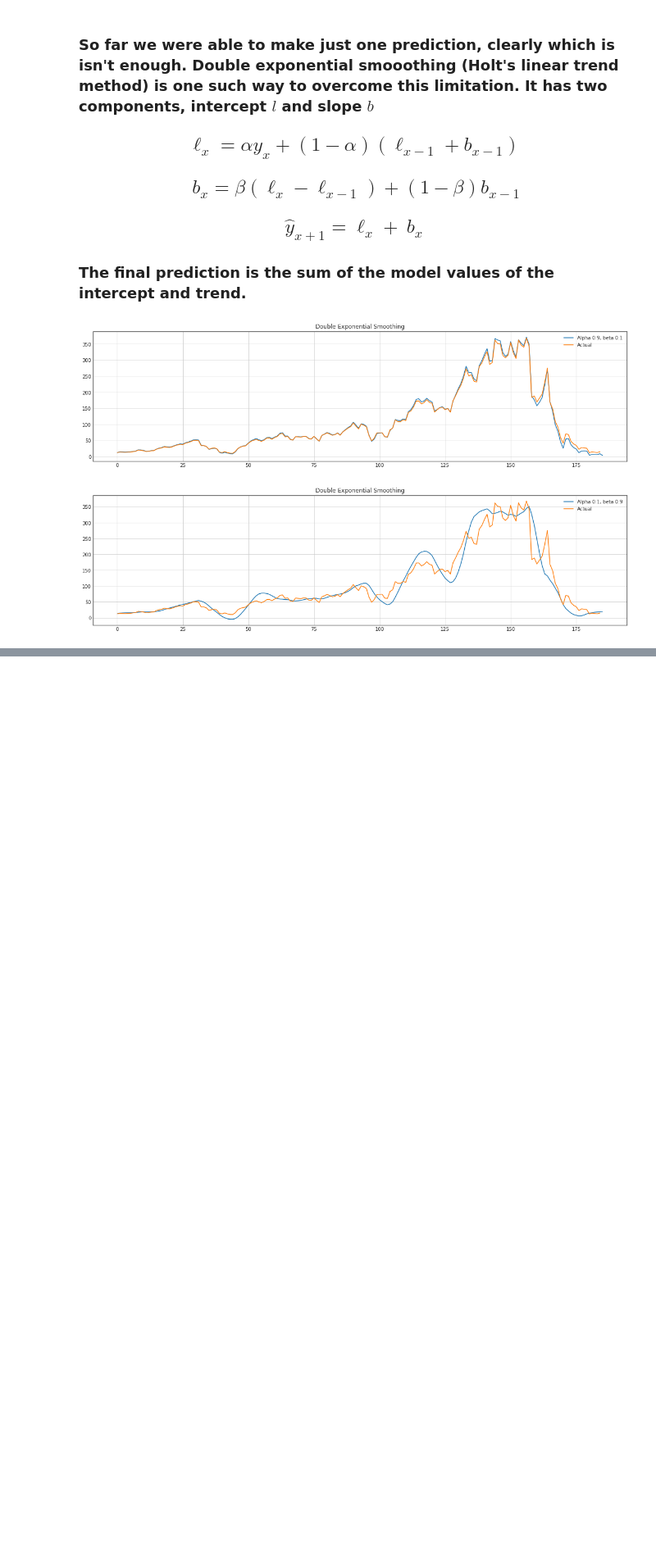
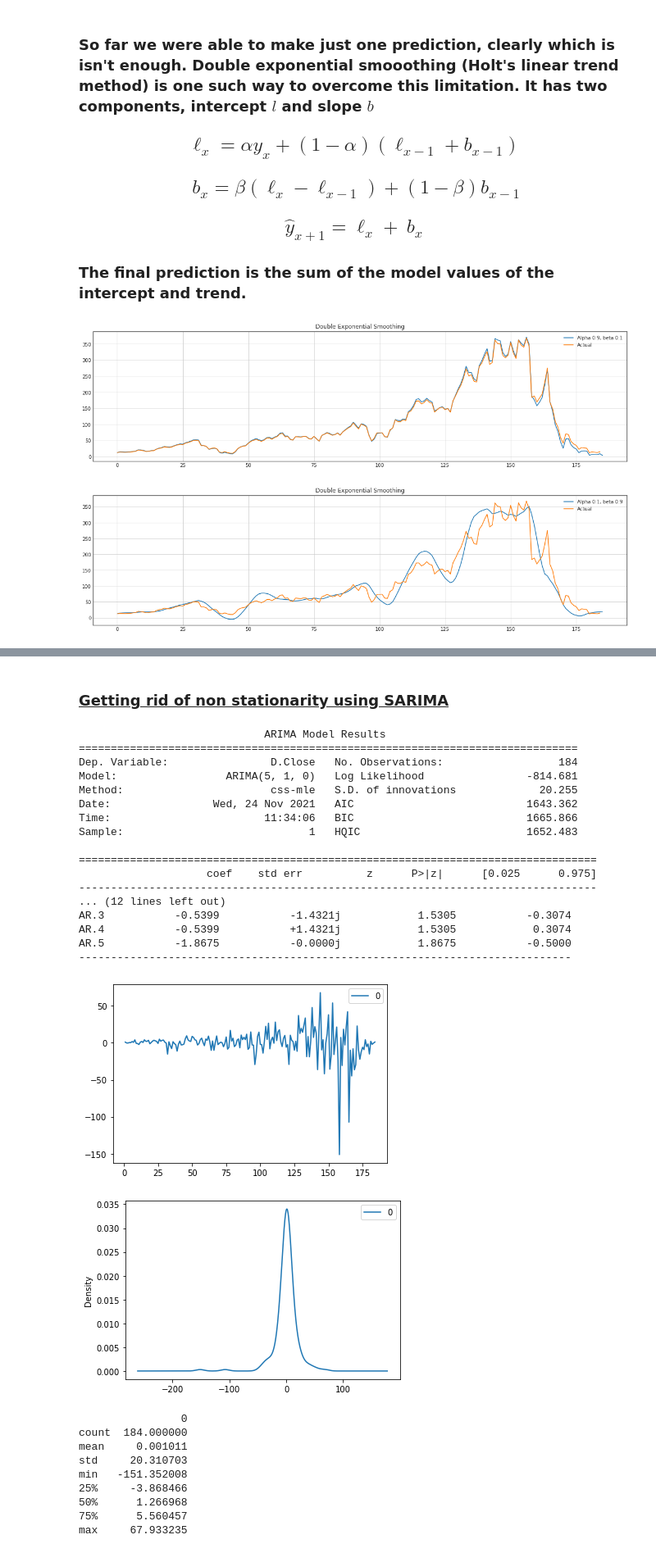
Before and after one commit to Selva-Subramanian/Yes-Bank-Stock-Closing-Price-Prediction, a Jupyter notebook: YES_BANK_STOCK_PRICE_PREDICTION.ipynb, the cells around one changed output, grey strips where cells are left out. Shown at 82% size. Saved outputs shown, nothing was run; the diff lists cells and outputs as text; code cells hidden in the pictures; blank space fills up the shorter version.

```diff
--- a/YES_BANK_STOCK_PRICE_PREDICTION.ipynb
+++ b/YES_BANK_STOCK_PRICE_PREDICTION.ipynb
@@ -363,0 +398,46 @@ dema(df['Close'], alphas = [0.1], betas = [0.9])
+# %% [markdown]
+### <b><u> Getting rid of non stationarity using SARIMA
+# %%
+# fit model
+model = ARIMA(df['Close'], order=(5,1,0))
+model_fit = model.fit()
+# summary of fit model
+print(model_fit.summary())
+# line plot of residuals
+residuals = DataFrame(model_fit.resid)
+residuals.plot()
+pyplot.show()
+# density plot of residuals
+residuals.plot(kind='kde')
+pyplot.show()
+# summary stats of residuals
+print(residuals.describe())
+# %% [output]
+                             ARIMA Model Results
+==============================================================================
+Dep. Variable:                D.Close   No. Observations:                  184
+Model:                 ARIMA(5, 1, 0)   Log Likelihood                -814.681
+Method:                       css-mle   S.D. of innovations             20.255
+Date:                Wed, 24 Nov 2021   AIC                           1643.362
+Time:                        11:34:06   BIC                           1665.866
+Sample:                             1   HQIC                          1652.483
+
+=================================================================================
+                    coef    std err          z      P>|z|      [0.025      0.975]
+---------------------------------------------------------------------------------
+... (12 lines left out)
+AR.3           -0.5399           -1.4321j            1.5305           -0.3074
+AR.4           -0.5399           +1.4321j            1.5305            0.3074
+AR.5           -1.8675           -0.0000j            1.8675           -0.5000
+-----------------------------------------------------------------------------
+[figure, added]
+[figure, added]
+                0
+count  184.000000
+mean     0.001011
+std     20.310703
+min   -151.352008
+25%     -3.868466
+50%      1.266968
+75%      5.560457
+max     67.933235
```
Also changed, not shown: parts of 5 cells of this notebook.
